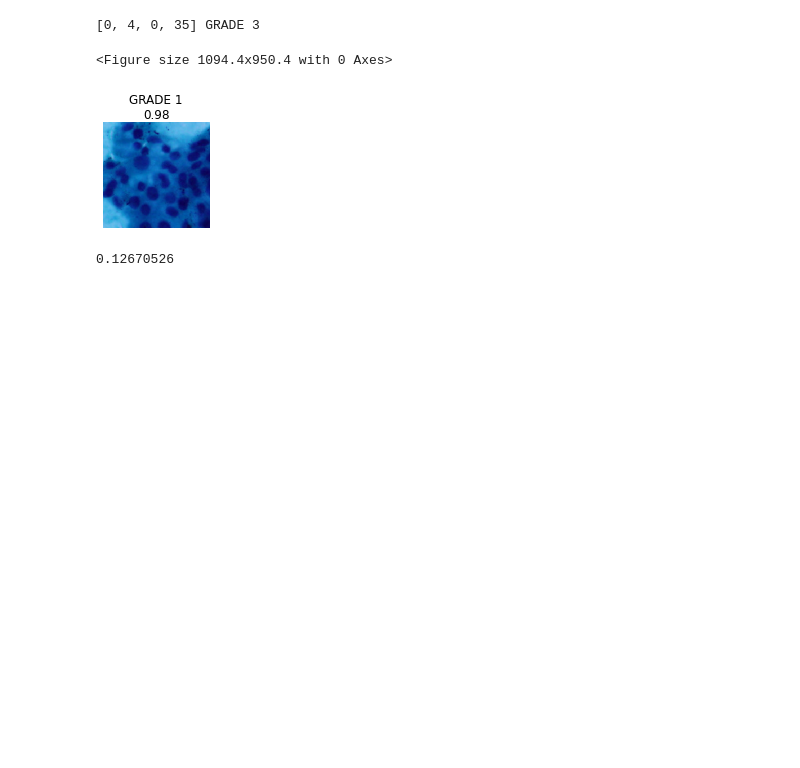
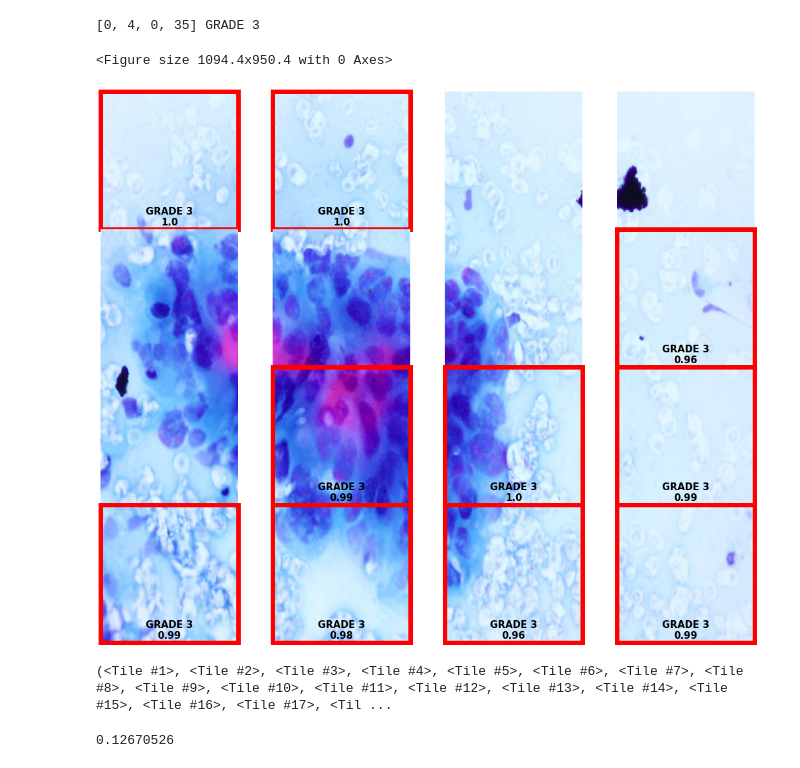
Before and after one commit to mnmahir/FYProject-PCGIPI, a Jupyter notebook: System_web_app_(backend).ipynb, the cells around one changed output. Cells and saved outputs as stored; diff of their text form; code cells hidden in the pictures; blank space fills up the shorter version.

Commit message:
Prediction with bounding box of a patch

```diff
--- a/System_web_app_(backend).ipynb
+++ b/System_web_app_(backend).ipynb
@@ -165,8 +209,8 @@ save_predicted_patches(predictions, pred_labels, srow = 6, scol = 8, conf_thrs =
 # %%
 print(image_received)
 # %%
-slice_image(image_received, srow = 1, scol = 1)
+slice_image(image_received, srow = 4, scol = 4)
 predictions, pred_labels = get_predictions()
-save_predicted_patches(predictions, pred_labels, srow = 1, scol = 1)
+save_predicted_patches(predictions, pred_labels, srow = 4, scol = 4)
 # %% [output]
-[figure, old version]
+[figure, new version]
@@ -173,3 +227,7 @@ save_predicted_patches(predictions, pred_labels, srow = 1, scol = 1)
+# %%
+print(sliced_img)
+# %% [output]
+(<Tile #1>, <Tile #2>, <Tile #3>, <Tile #4>, <Tile #5>, <Tile #6>, <Tile #7>, <Tile #8>, <Tile #9>, <Tile #10>, <Tile #11>, <Tile #12>, <Tile #13>, <Tile #14>, <Tile #15>, <Tile #16>, <Tile #17>, <Til ...
 # %%
 remove_sliced_images()
 # %%
```
Also changed, not shown: parts of 3 cells of this notebook.
